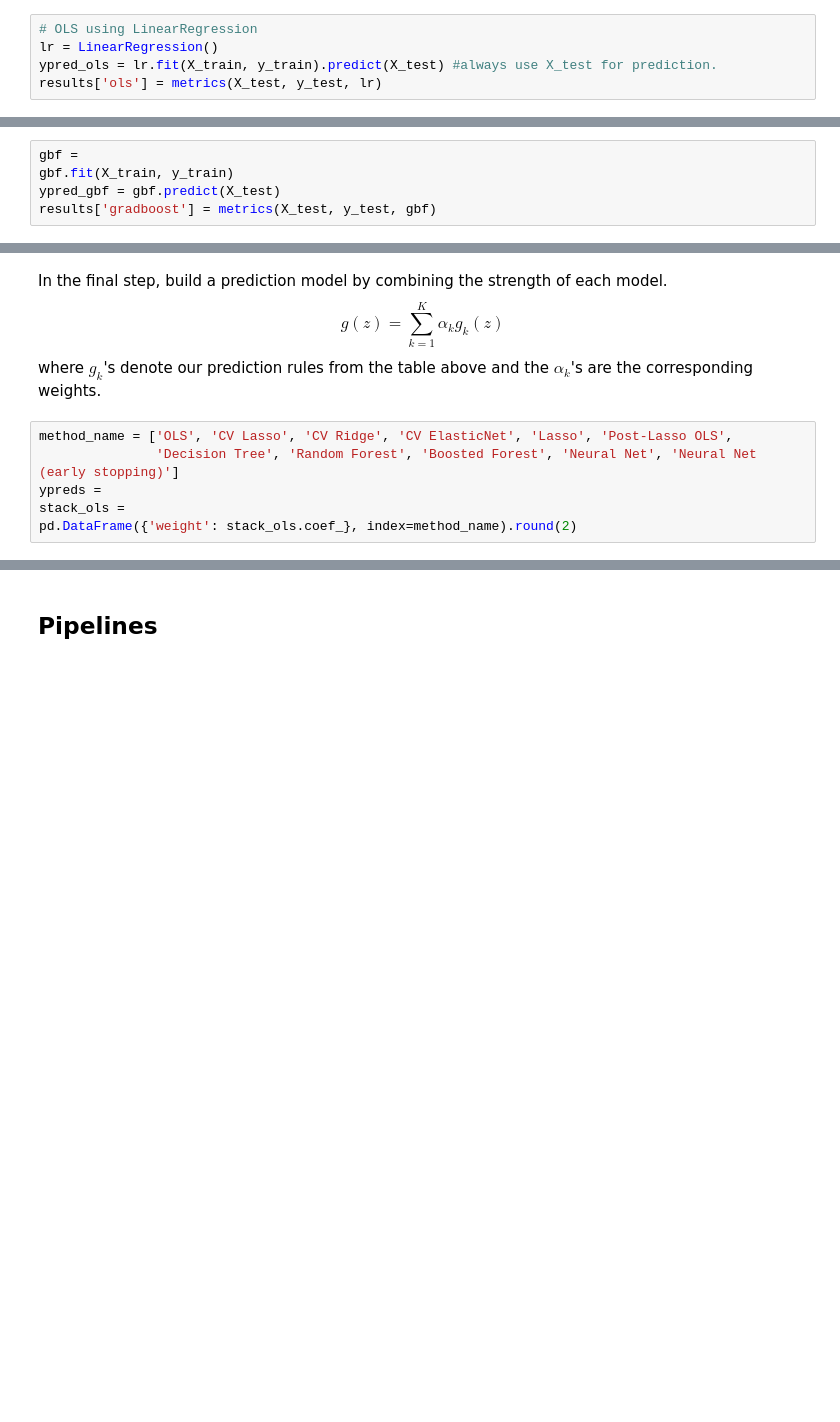
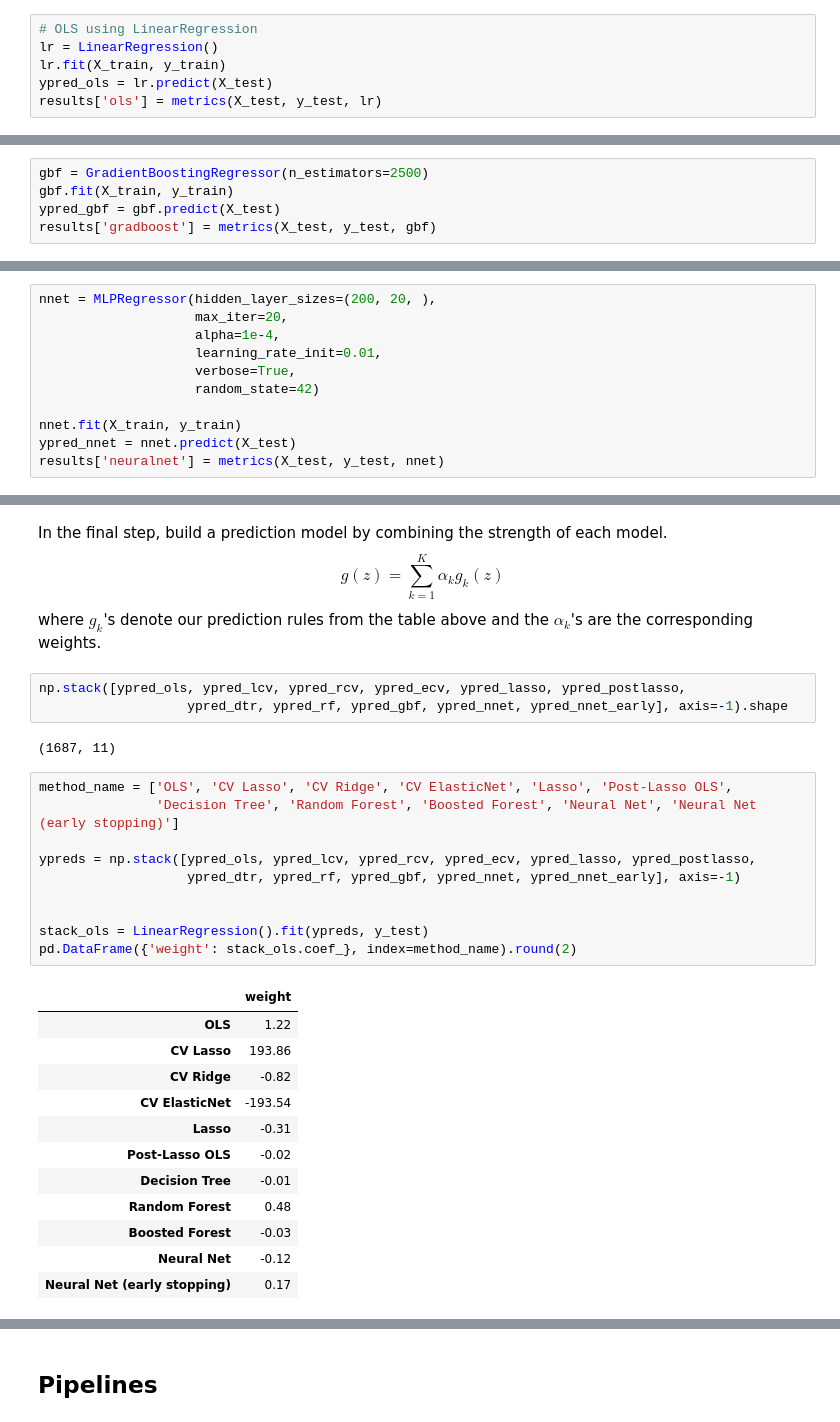
Before and after one commit to sofials2002/SOFIA, a Jupyter notebook: ML.ipynb, the cells around one changed output, grey strips where cells are left out. Drawn from its saved outputs; the diff is of its cells as text; blank space fills up the shorter version.

```diff
--- a/ML.ipynb
+++ b/ML.ipynb
@@ -88,7 +83,8 @@ Let's start by running a simple OLS regression.
 # %%
 # OLS using LinearRegression
 lr = LinearRegression()
-ypred_ols = lr.fit(X_train, y_train).predict(X_test) #always use X_test for prediction.
+lr.fit(X_train, y_train)
+ypred_ols = lr.predict(X_test)
 results['ols'] = metrics(X_test, y_test, lr)
 # %% [output]
 0.0079, 0.0005, 0.2313
@@ -222,5 +214,5 @@ results['randforest'] = metrics(X_test, y_test, rf)
 # %%
-gbf =
+gbf = GradientBoostingRegressor(n_estimators=2500)
 gbf.fit(X_train, y_train)
 ypred_gbf = gbf.predict(X_test)
 results['gradboost'] = metrics(X_test, y_test, gbf)
@@ -230,0 +221,11 @@ results['neuralnet'] = metrics(X_test, y_test, nnet)
+# %%
+nnet = MLPRegressor(hidden_layer_sizes=(200, 20, ),
+                    max_iter=20,
+                    alpha=1e-4,
+                    learning_rate_init=0.01,
+                    verbose=True,
+                    random_state=42)
+
+nnet.fit(X_train, y_train)
+ypred_nnet = nnet.predict(X_test)
+results['neuralnet'] = metrics(X_test, y_test, nnet)
@@ -255,12 +306,34 @@ $$
 g(z) = \sum_{k=1}^K \alpha_k g_k(z)
 $$
 where $g_k$'s denote our prediction rules from the table above and the $\alpha_k$'s are the corresponding weights.
+# %%
+np.stack([ypred_ols, ypred_lcv, ypred_rcv, ypred_ecv, ypred_lasso, ypred_postlasso,
+                   ypred_dtr, ypred_rf, ypred_gbf, ypred_nnet, ypred_nnet_early], axis=-1).shape
+# %% [output]
+(1687, 11)
 # %%
 method_name = ['OLS', 'CV Lasso', 'CV Ridge', 'CV ElasticNet', 'Lasso', 'Post-Lasso OLS',
                'Decision Tree', 'Random Forest', 'Boosted Forest', 'Neural Net', 'Neural Net (early stopping)']
-ypreds =
-stack_ols =
+
+ypreds = np.stack([ypred_ols, ypred_lcv, ypred_rcv, ypred_ecv, ypred_lasso, ypred_postlasso,
+                   ypred_dtr, ypred_rf, ypred_gbf, ypred_nnet, ypred_nnet_early], axis=-1)
+
+
+stack_ols = LinearRegression().fit(ypreds, y_test)
 pd.DataFrame({'weight': stack_ols.coef_}, index=method_name).round(2)
+# %% [output]
+|  | weight |
+| OLS | 1.22 |
+| CV Lasso | 193.86 |
+| CV Ridge | -0.82 |
+| CV ElasticNet | -193.54 |
+| Lasso | -0.31 |
+| Post-Lasso OLS | -0.02 |
+| Decision Tree | -0.01 |
+| Random Forest | 0.48 |
+| Boosted Forest | -0.03 |
+| Neural Net | -0.12 |
+| Neural Net (early stopping) | 0.17 |
 # %%
 # Calculate the test sample MSE and Rsq
 # We should have left out a third sample to validate the performance of the stacked model
```
Also changed, not shown: parts of 22 cells of this notebook.
